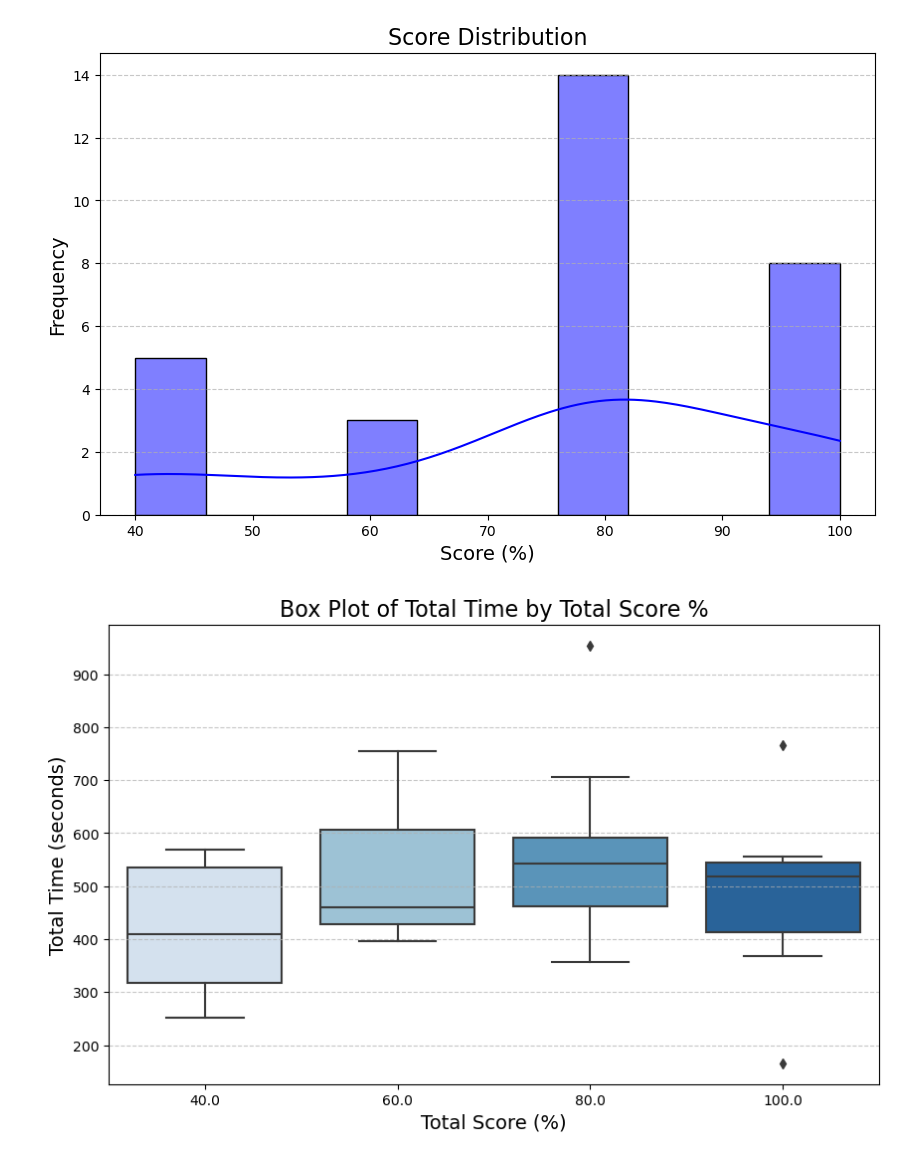
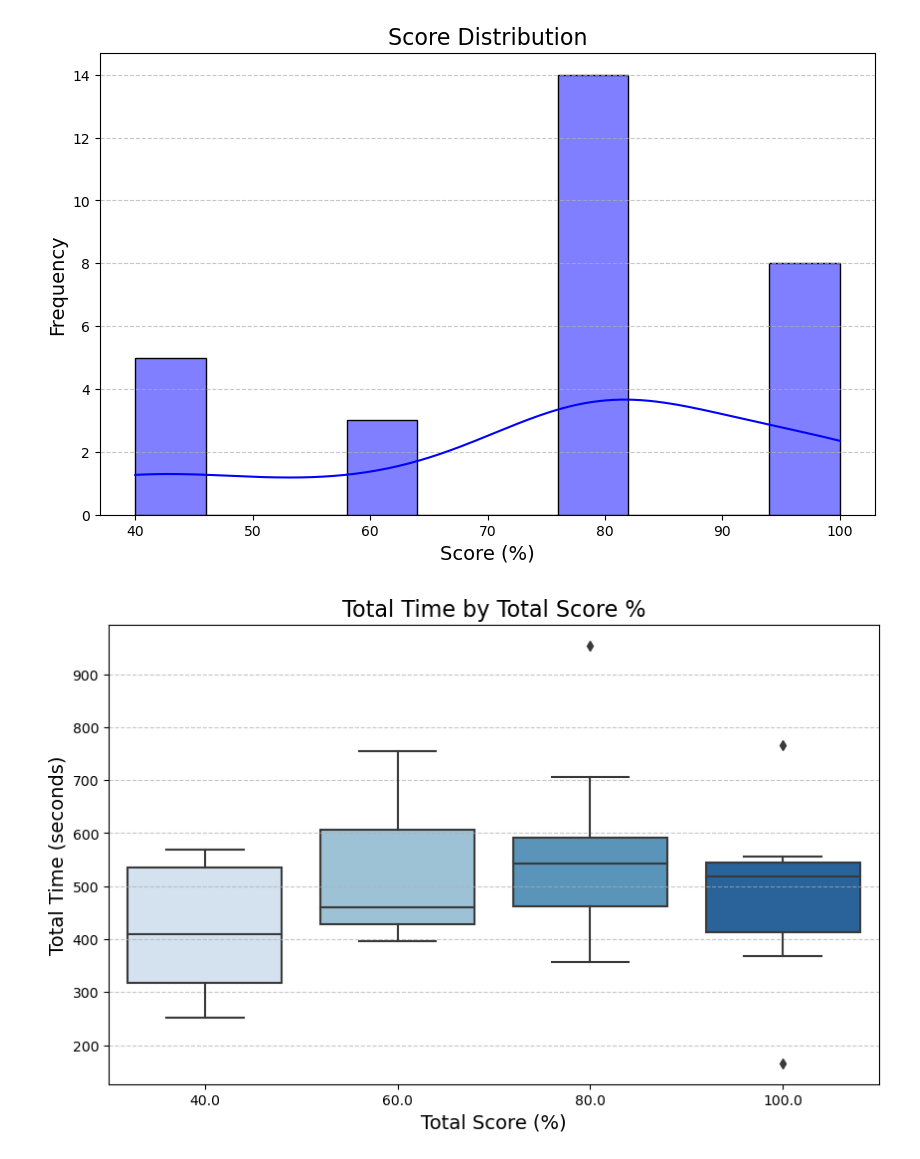
Before and after one commit to ClairNorah/ExperimentInCognitiveScience, a Jupyter notebook: analysis.ipynb, the cells around one changed output. Cells and saved outputs as stored; diff of their text form; code cells hidden in the pictures.

```diff
--- a/analysis.ipynb
+++ b/analysis.ipynb
@@ -111,15 +114,15 @@ plt.show()
 # %%
 data_cleaned = data.dropna(subset=['Total_Time', 'Total_Score_%'])
 
 plt.figure(figsize=(10, 6))
 sns.boxplot(x='Total_Score_%', y='Total_Time', data=data_cleaned, palette='Blues')
-plt.title('Box Plot of Total Time by Total Score %', fontsize=16)
+plt.title('Total Time by Total Score %', fontsize=16)
 plt.xlabel('Total Score (%)', fontsize=14)
 plt.ylabel('Total Time (seconds)', fontsize=14)
 plt.grid(axis='y', linestyle='--', alpha=0.7)
 plt.show()
 # %% [output]
-[figure, old version]
+[figure, new version]
 # %%
 plt.figure(figsize=(10, 6))
 sns.barplot(x='Total_Score_%', y='Total_Time', data=data_cleaned, ci=None, palette='pastel')
```
Also changed, not shown: parts of 12 cells of this notebook, 4 other files.
